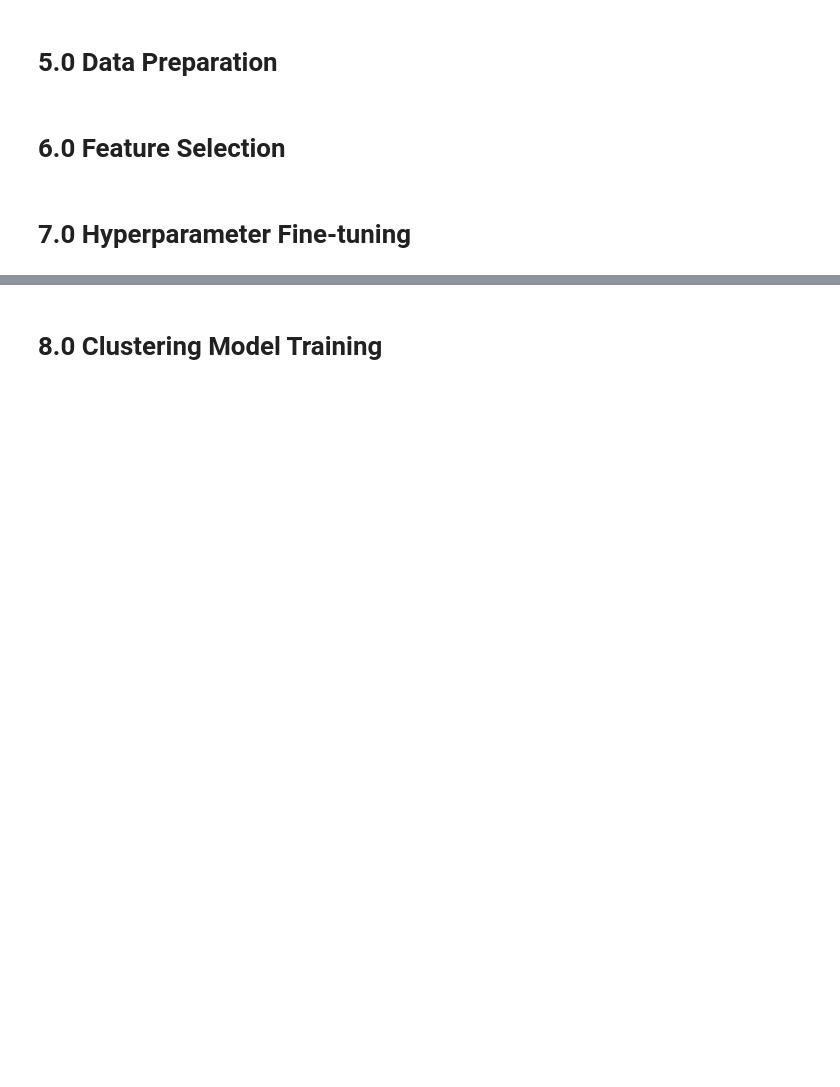
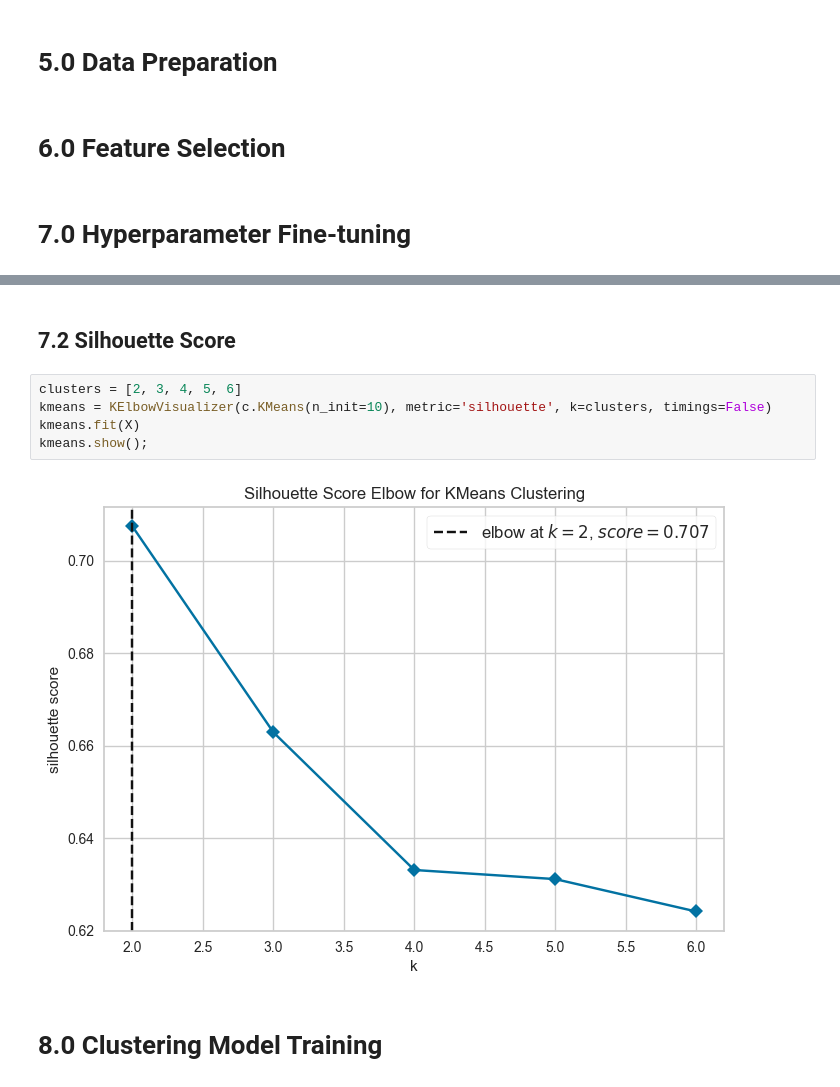
Before and after one commit to Samoelmoura/seazone_code_challenge, a Jupyter notebook: notebooks/notebook.ipynb, the cells around one changed output, grey strips where cells are left out. Drawn from its saved outputs; the diff is of its cells as text; blank space fills up the shorter version.

```diff
--- a/notebooks/notebook.ipynb
+++ b/notebooks/notebook.ipynb
@@ -462,2 +448,11 @@ df_ref = pd.merge(df_ref, temp, on='airbnb_id', how='left')
+# %% [markdown]
+## 7.2 Silhouette Score
+# %%
+clusters = [2, 3, 4, 5, 6]
+kmeans = KElbowVisualizer(c.KMeans(n_init=10), metric='silhouette', k=clusters, timings=False)
+kmeans.fit(X)
+kmeans.show();
+# %% [output]
+[figure, added]
 # %% [markdown]
 # 8.0 Clustering Model Training
```
Also changed, not shown: parts of 36 cells of this notebook.
